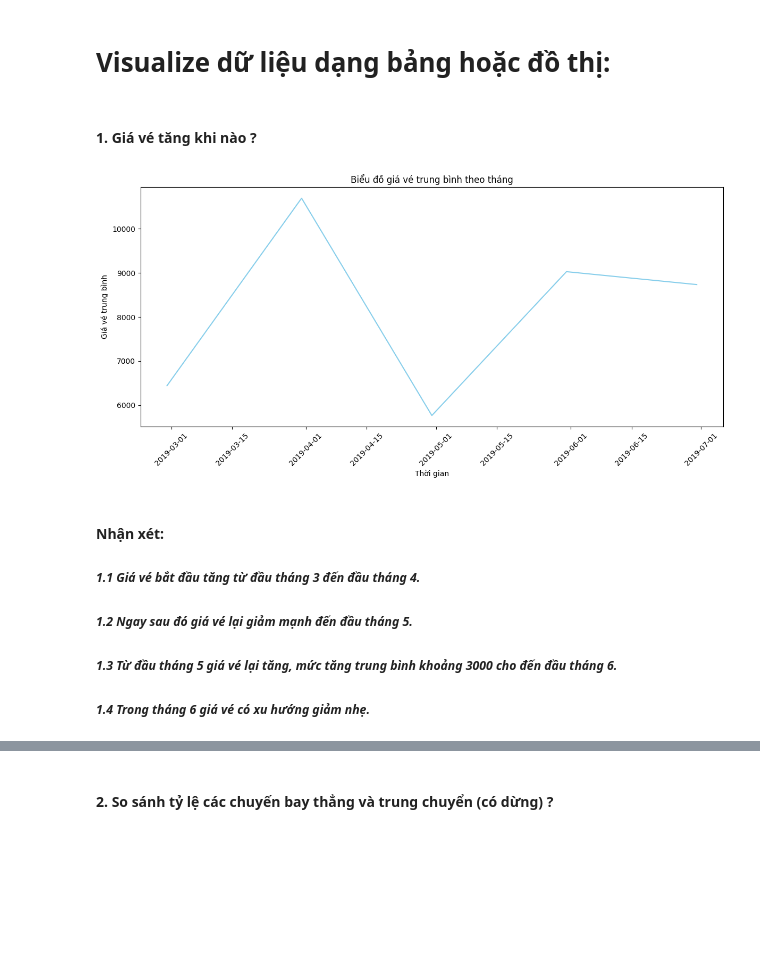
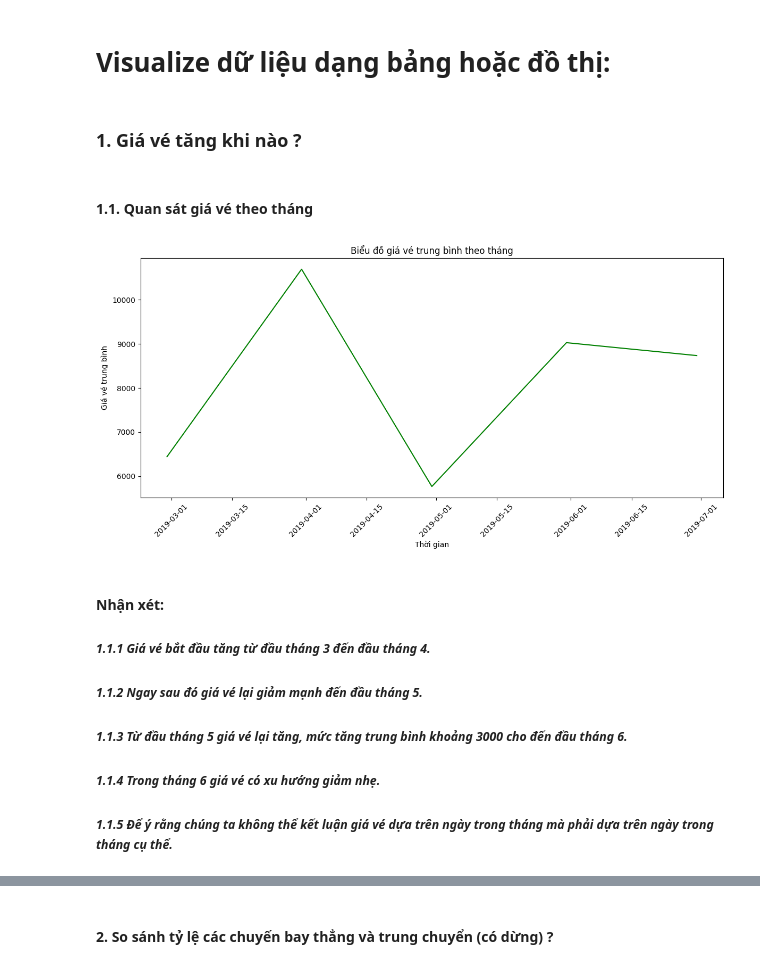
Before and after one commit to haingo22/PTDLUD-DA01, a Jupyter notebook: 20120281.ipynb, the cells around one changed output, grey strips where cells are left out. Drawn from its saved outputs; the diff is of its cells as text; code cells hidden in the pictures; blank space fills up the shorter version.

Commit message:
add visualize

```diff
--- a/20120281.ipynb
+++ b/20120281.ipynb
@@ -338,7 +360,9 @@ Thông qua pie chart trên, ta thấy rằng hãng hàng không Jet Airways chi
 # %% [markdown]
 # Visualize dữ liệu dạng bảng hoặc đồ thị:
 # %% [markdown]
-#### **1. Giá vé tăng khi nào ?**
+### **1. Giá vé tăng khi nào ?**
+# %% [markdown]
+#### **1.1. Quan sát giá vé theo tháng**
 # %%
 #Sao chép để không bị lỗi
 df_cleaned_copy = df_cleaned.copy()
@@ -365,38 +389,39 @@ df_cleaned_copy = pd.concat([df_cleaned_copy, pd.DataFrame({
     'Destination': 'Cochin',
     'Route': 'DEL → HYD → COK',
     'Dep_Time': '06:50',
     'Arrival_Time': '16:10',
     'Duration': '9h 20m',
     'Total_Stops': '1 stop',
     'Additional_Info': 'No info',
     'Price': 6442
 }, index=[df_cleaned_copy.index.max() + 1])], ignore_index=True)
 # Chuyển cột 'Date_of_Journey' thành kiểu dữ liệu datetime
 df_cleaned_copy['Date_of_Journey'] = pd.to_datetime(df_cleaned_copy['Date_of_Journey'], format='%d/%m/%Y', errors='coerce')
 
 # Đặt cột 'Date_of_Journey' làm index để sử dụng resample
 df_cleaned_copy.set_index('Date_of_Journey', inplace=True)
 
 # Tạo chuỗi ngày từ tháng đầu tiên đến tháng cuối cùng trong dữ liệu
 date_range = pd.date_range(df_cleaned_copy.index.min(), df_cleaned_copy.index.max(), freq='M')
 
 # Sử dụng reindex để đảm bảo rằng DataFrame có tất cả các tháng trong chuỗi ngày
 df_monthly = df_cleaned_copy['Price'].resample('M').mean().fillna(method='ffill').reindex(pd.to_datetime(date_range))
 
 # Vẽ biểu đồ giá vé trung bình theo tháng
 plt.figure(figsize=(12, 6))
-plt.plot(df_monthly.index, df_monthly, color='skyblue')
+plt.plot(df_monthly.index, df_monthly, color='green')
 plt.title('Biểu đồ giá vé trung bình theo tháng')
 plt.xlabel('Thời gian')
 plt.ylabel('Giá vé trung bình')
 plt.xticks(rotation=45)
 plt.tight_layout()
 plt.show()
 # %% [output]
-[figure, old version]
+[figure, new version]
 # %% [markdown]
-#### Nhận xét:
-##### *1.1 Giá vé bắt đầu tăng từ đầu tháng 3 đến đầu tháng 4.*
-##### *1.2 Ngay sau đó giá vé lại giảm mạnh đến đầu tháng 5.*
-##### *1.3 Từ đầu tháng 5 giá vé lại tăng, mức tăng trung bình khoảng 3000 cho đến đầu tháng 6.*
-##### *1.4 Trong tháng 6 giá vé có xu hướng giảm nhẹ.*
+#### **Nhận xét:**
+##### *1.1.1 Giá vé bắt đầu tăng từ đầu tháng 3 đến đầu tháng 4.*
+##### *1.1.2 Ngay sau đó giá vé lại giảm mạnh đến đầu tháng 5.*
+##### *1.1.3 Từ đầu tháng 5 giá vé lại tăng, mức tăng trung bình khoảng 3000 cho đến đầu tháng 6.*
+##### *1.1.4 Trong tháng 6 giá vé có xu hướng giảm nhẹ.*
+##### *1.1.5 Để ý rằng chúng ta không thể kết luận giá vé dựa trên ngày trong tháng mà phải dựa trên ngày trong tháng cụ thể.*
```
Also changed, not shown: parts of 23 cells of this notebook, 1 other file.
